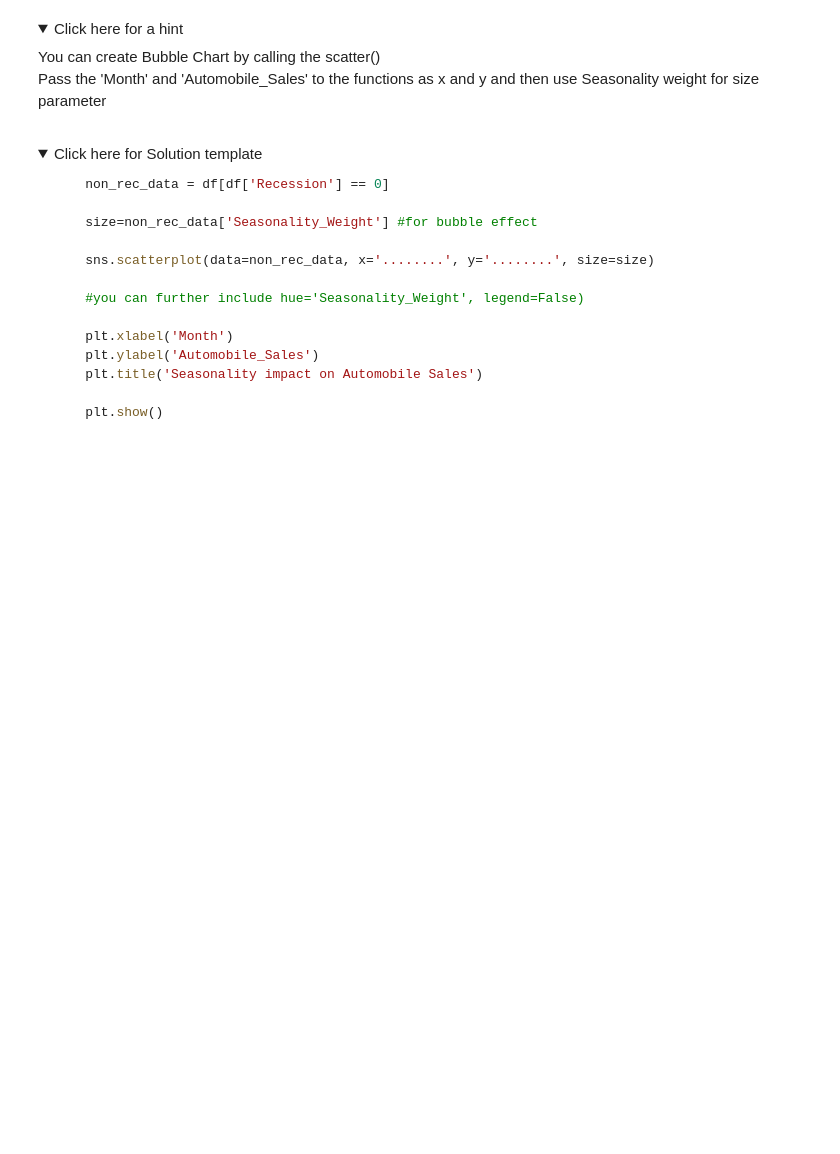
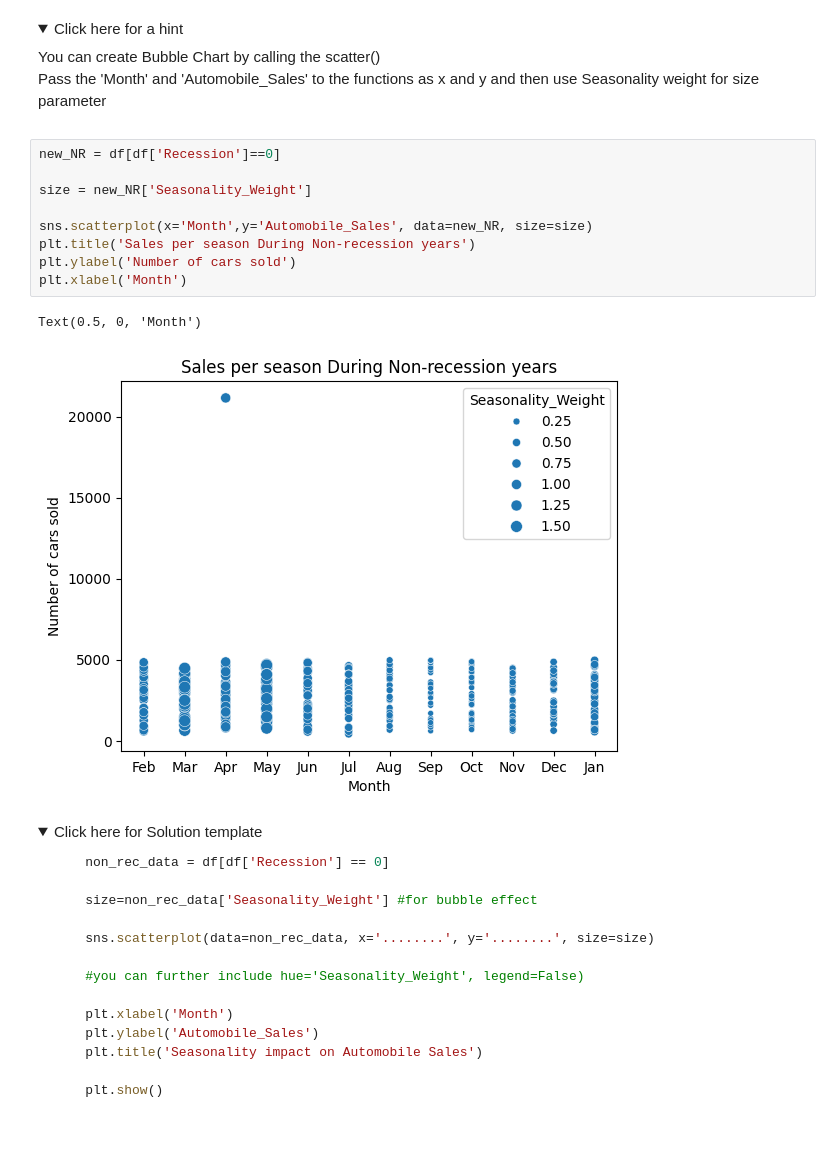
Before and after one commit to CarsynOetting/MainRepo, a Jupyter notebook: Data Sci/Course 6/DV0101EN-Final-Assignment-Part1-v2.ipynb, the cells around one changed output. Drawn from its saved outputs; the diff is of its cells as text; folded sections open; blank space fills up the shorter version.

```diff
--- a/Data Sci/Course 6/DV0101EN-Final-Assignment-Part1-v2.ipynb
+++ b/Data Sci/Course 6/DV0101EN-Final-Assignment-Part1-v2.ipynb
@@ -557,6 +604,18 @@ Title this plot as 'Seasonality impact on Automobile Sales'
      You can create Bubble Chart by calling the scatter()
         <br>Pass the 'Month' and 'Automobile_Sales' to the functions as x and y and then use Seasonality weight for size parameter</p>
 </details>
+# %%
+new_NR = df[df['Recession']==0]
+
+size = new_NR['Seasonality_Weight']
+
+sns.scatterplot(x='Month',y='Automobile_Sales', data=new_NR, size=size)
+plt.title('Sales per season During Non-recession years')
+plt.ylabel('Number of cars sold')
+plt.xlabel('Month')
+# %% [output]
+Text(0.5, 0, 'Month')
+[figure, added]
 # %% [markdown]
 <details>
 <summary>Click here for Solution template</summary>
```
Also changed, not shown: parts of 7 cells of this notebook.
